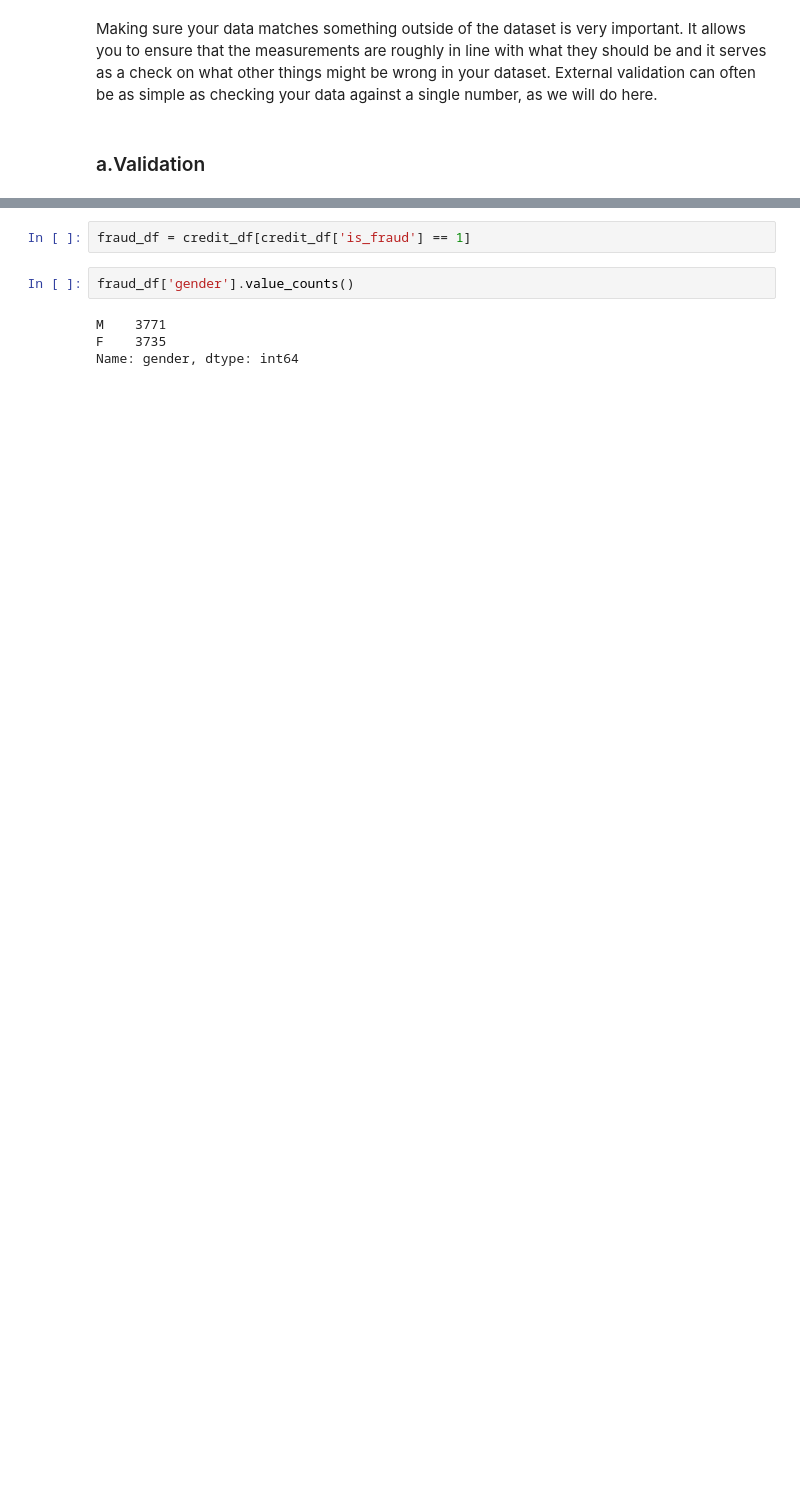
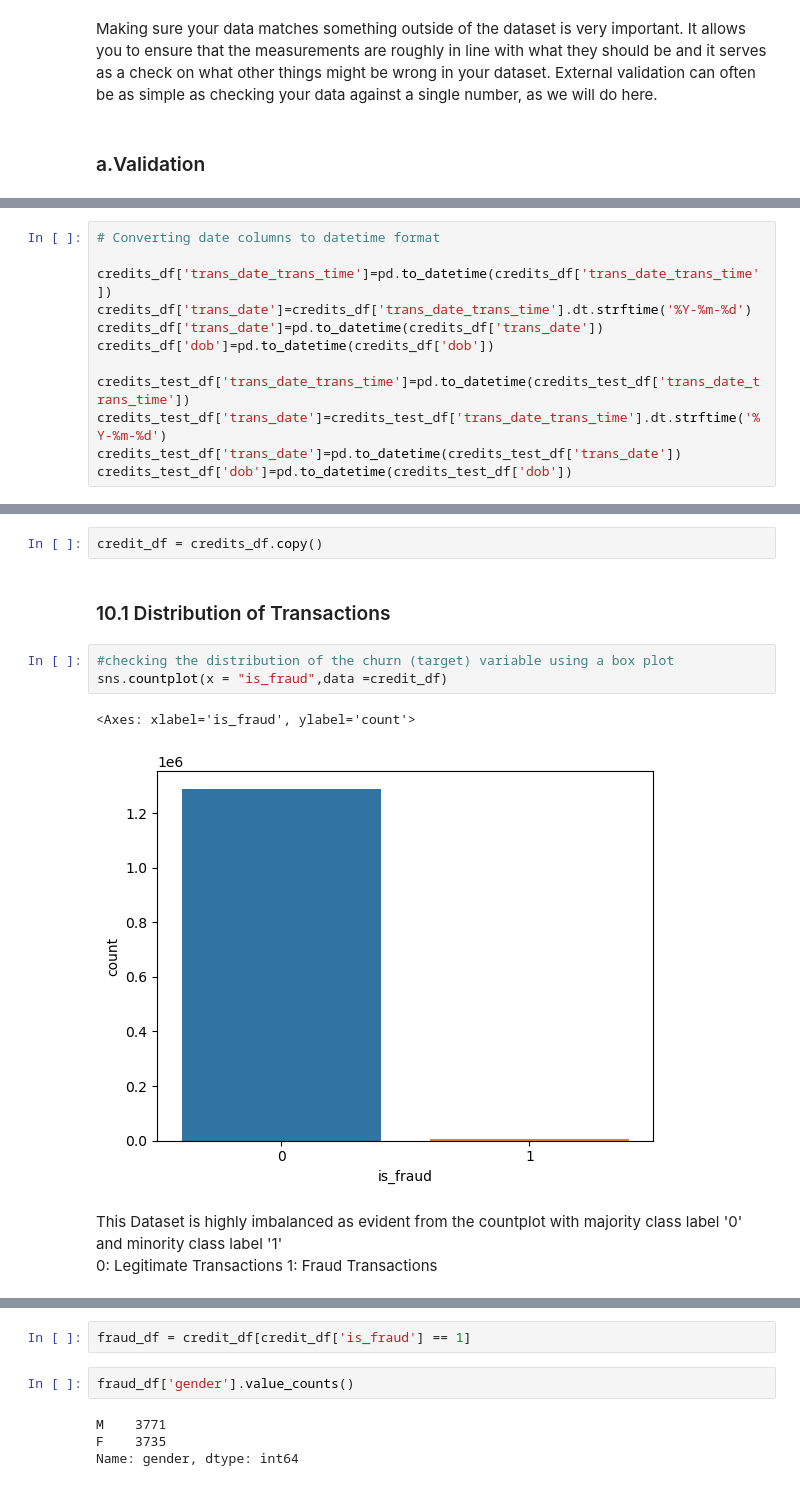
Before and after one commit to K-made/Creditcard-FraudBusters, a Jupyter notebook: credit-cards.ipynb, the cells around one changed output, grey strips where cells are left out. Drawn from its saved outputs; the diff is of its cells as text; blank space fills up the shorter version.

```diff
--- a/credit-cards.ipynb
+++ b/credit-cards.ipynb
@@ -459,0 +399,12 @@ plt.show()
+# %%
+# Converting date columns to datetime format
+
+credits_df['trans_date_trans_time']=pd.to_datetime(credits_df['trans_date_trans_time'])
+credits_df['trans_date']=credits_df['trans_date_trans_time'].dt.strftime('%Y-%m-%d')
+credits_df['trans_date']=pd.to_datetime(credits_df['trans_date'])
+credits_df['dob']=pd.to_datetime(credits_df['dob'])
+
+credits_test_df['trans_date_trans_time']=pd.to_datetime(credits_test_df['trans_date_trans_time'])
+credits_test_df['trans_date']=credits_test_df['trans_date_trans_time'].dt.strftime('%Y-%m-%d')
+credits_test_df['trans_date']=pd.to_datetime(credits_test_df['trans_date'])
+credits_test_df['dob']=pd.to_datetime(credits_test_df['dob'])
@@ -459,0 +432,14 @@ plt.show()
+# %%
+credit_df = credits_df.copy()
+# %% [markdown]
+### 10.1 Distribution of Transactions
+# %%
+#checking the distribution of the churn (target) variable using a box plot
+sns.countplot(x = "is_fraud",data =credit_df)
+# %% [output]
+<Axes: xlabel='is_fraud', ylabel='count'>
+[figure, added]
+# %% [markdown]
+This Dataset is highly imbalanced as evident from the countplot with majority class label '0' and minority class label '1'
+0: Legitimate Transactions
+1: Fraud Transactions
```
Also changed, not shown: parts of 236 cells of this notebook.
